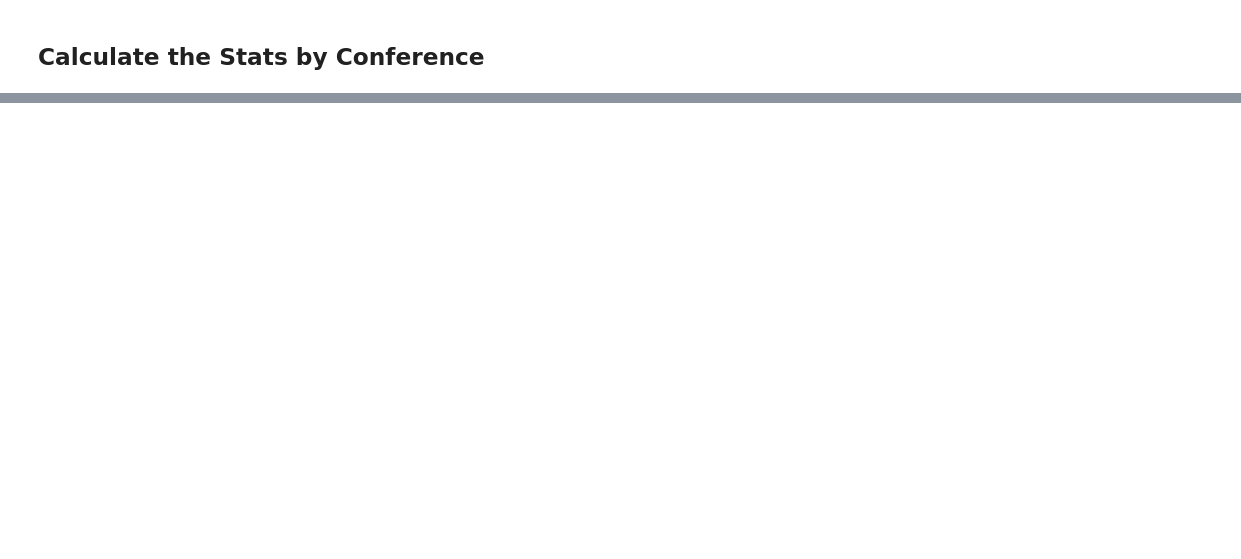
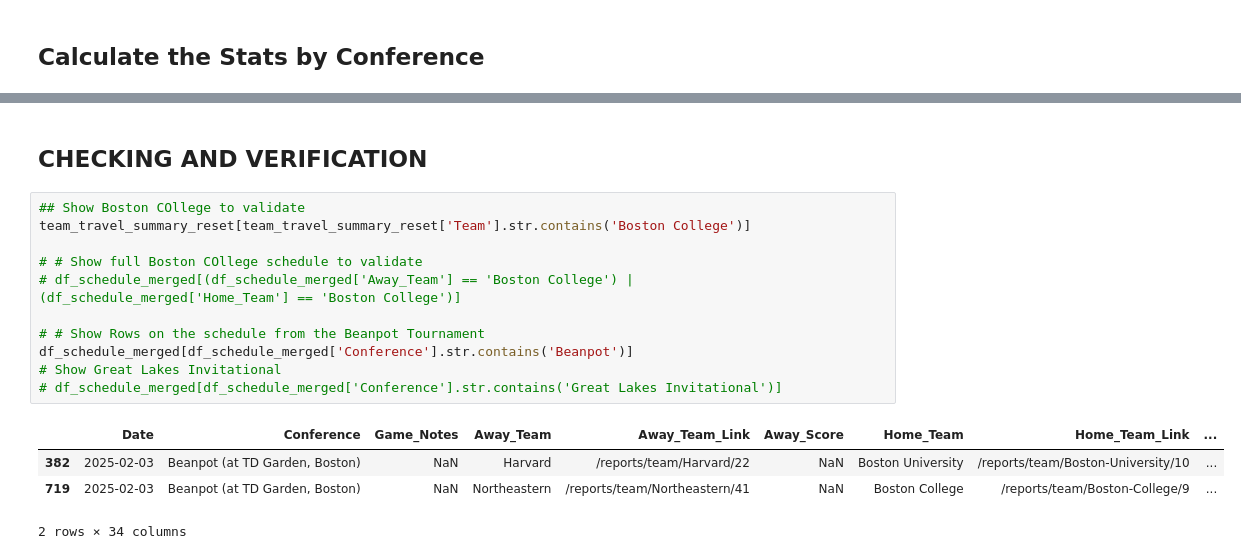
Before and after one commit to JSmith1826/college_hockey_2425, a Jupyter notebook: workbook/distance_traveled.ipynb, the cells around one changed output, grey strips where cells are left out. Saved outputs shown, nothing was run; the diff lists cells and outputs as text; blank space fills up the shorter version.

```diff
--- a/workbook/distance_travels_by_team.ipynb
+++ b/workbook/distance_traveled.ipynb
@@ -563 +565,19 @@ conference_travel_stats.head(6)
 | 5 | independents | 12.40 | 0.20 | 544.40 | 544.40 | 544.40 | ... |
+# %% [markdown]
+## CHECKING AND VERIFICATION
+# %%
+## Show Boston COllege to validate
+team_travel_summary_reset[team_travel_summary_reset['Team'].str.contains('Boston College')]
+
+# # Show full Boston COllege schedule to validate
+# df_schedule_merged[(df_schedule_merged['Away_Team'] == 'Boston College') | (df_schedule_merged['Home_Team'] == 'Boston College')]
+
+# # Show Rows on the schedule from the Beanpot Tournament
+df_schedule_merged[df_schedule_merged['Conference'].str.contains('Beanpot')]
+# Show Great Lakes Invitational
+# df_schedule_merged[df_schedule_merged['Conference'].str.contains('Great Lakes Invitational')]
+# %% [output]
+|  | Date | Conference | Game_Notes | Away_Team | Away_Team_Link | Away_Score | Home_Team | Home_Team_Link | ... |
+| 382 | 2025-02-03 | Beanpot (at TD Garden, Boston) | NaN | Harvard | /reports/team/Harvard/22 | NaN | Boston University | /reports/team/Boston-University/10 | ... |
+| 719 | 2025-02-03 | Beanpot (at TD Garden, Boston) | NaN | Northeastern | /reports/team/Northeastern/41 | NaN | Boston College | /reports/team/Boston-College/9 | ... |
+2 rows × 34 columns
```
Also changed, not shown: parts of 7 cells of this notebook, 7 other files.
